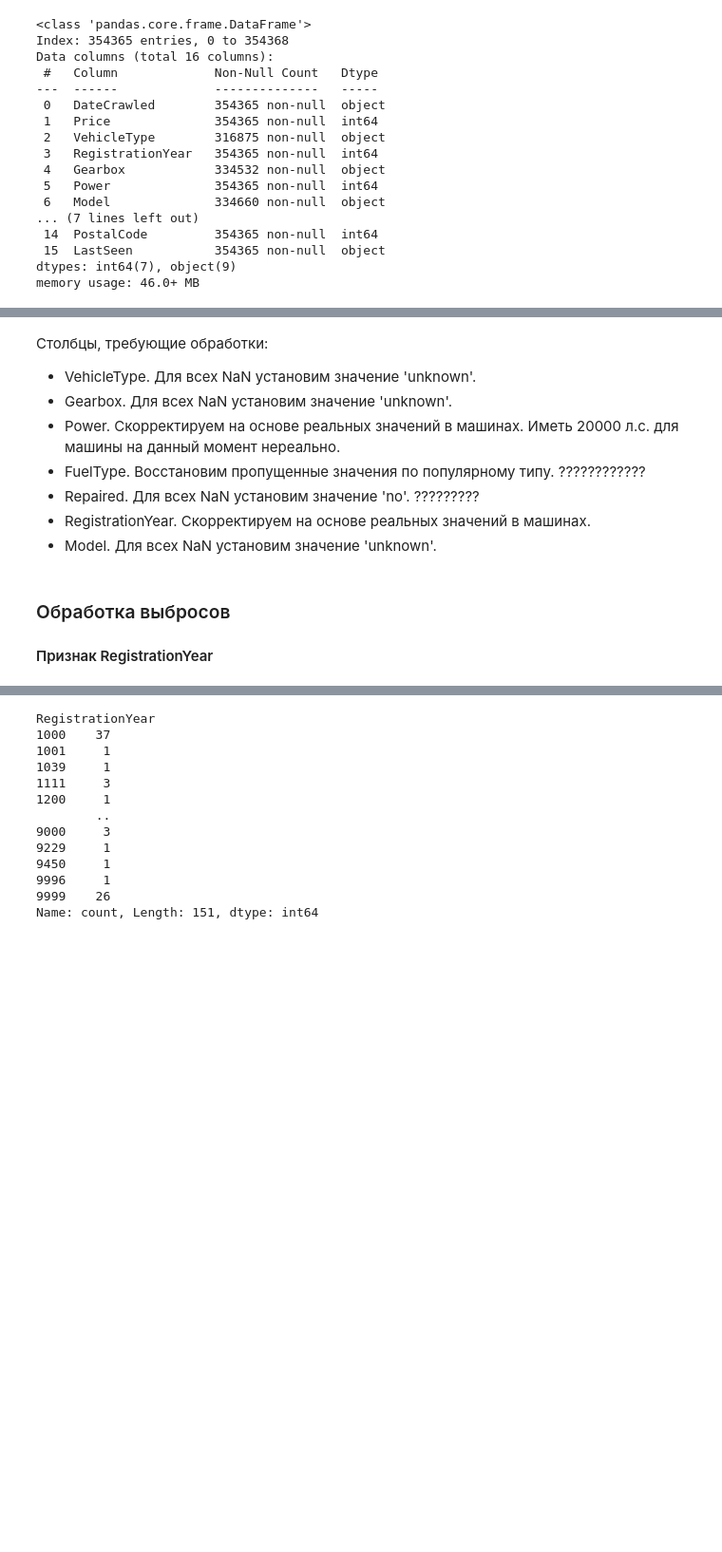
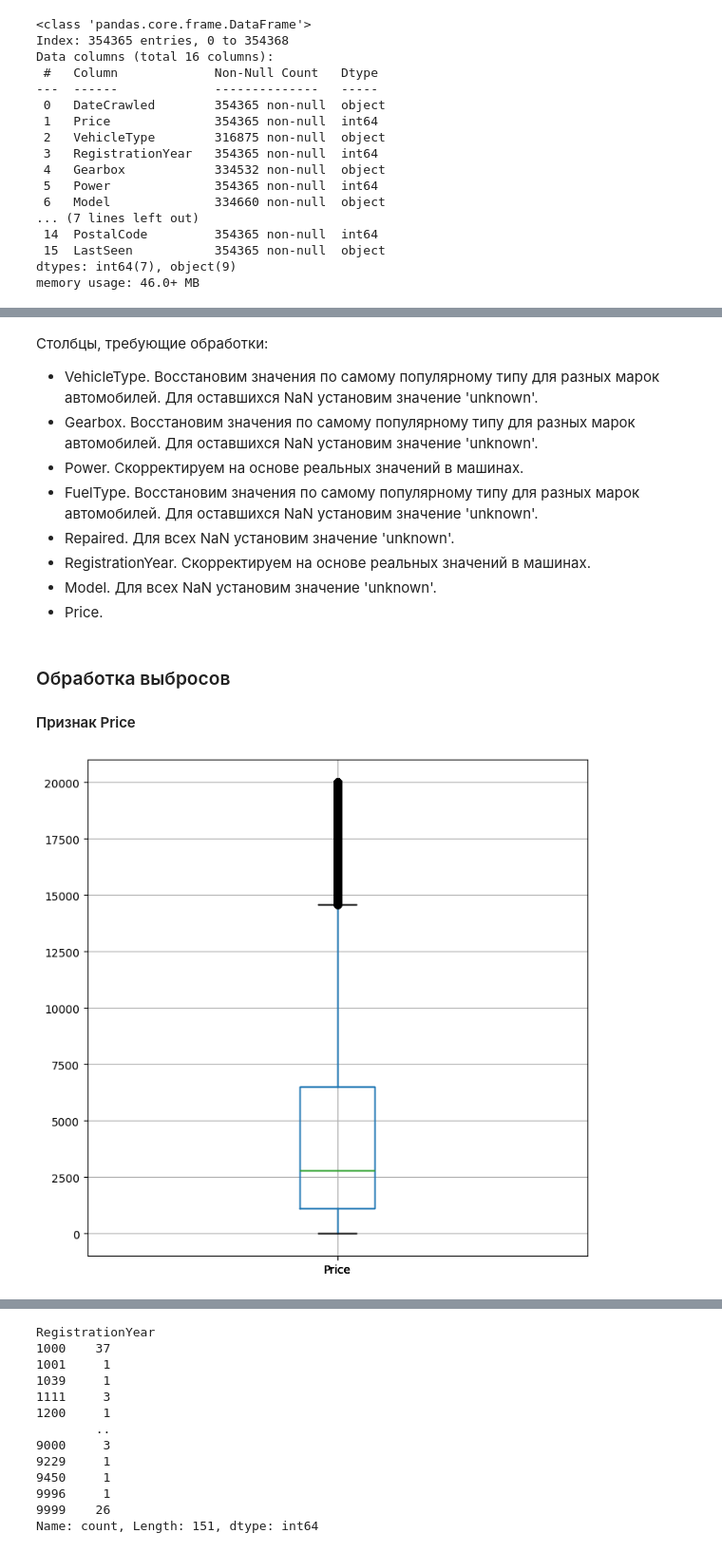
Before and after one commit to elenasobolevamsc/Car_Price_Prediction, a Jupyter notebook: Car_Price_Prediction.ipynb, the cells around one changed output, grey strips where cells are left out. Shown: that part at 95% size. Saved outputs shown, nothing was run; the diff lists cells and outputs as text; code cells hidden in the pictures; blank space fills up the shorter version.

```diff
--- a/Car_Price_Prediction.ipynb
+++ b/Car_Price_Prediction.ipynb
@@ -151,13 +151,19 @@ df.describe(include='all')
 # %% [markdown]
 Столбцы, требующие обработки:
 
-- VehicleType. Для всех NaN установим значение 'unknown'.
-- Gearbox. Для всех NaN установим значение 'unknown'.
-- Power. Скорректируем на основе реальных значений в машинах. Иметь 20000 л.с. для машины на данный момент нереально.
-- FuelType. Восстановим пропущенные значения по популярному типу. ????????????
-- Repaired. Для всех NaN установим значение 'no'. ?????????
+- VehicleType. Восстановим значения по самому популярному типу для разных марок автомобилей. Для оставшихся NaN установим значение 'unknown'.
+- Gearbox. Восстановим значения по самому популярному типу для разных марок автомобилей. Для оставшихся NaN установим значение 'unknown'.
+- Power. Скорректируем на основе реальных значений в машинах.
+- FuelType. Восстановим значения по самому популярному типу для разных марок автомобилей. Для оставшихся NaN установим значение 'unknown'.
+- Repaired. Для всех NaN установим значение 'unknown'.
 - RegistrationYear. Скорректируем на основе реальных значений в машинах.
 - Model. Для всех NaN установим значение 'unknown'.
+- Price.
 # %% [markdown]
 ### Обработка выбросов
-#### Признак RegistrationYear
+#### Признак Price
+# %%
+df.boxplot(column=['Price'], figsize=(8,8))
+plt.show()
+# %% [output]
+[figure, added]
```
Also changed, not shown: parts of 15 cells of this notebook, 4 other files.
